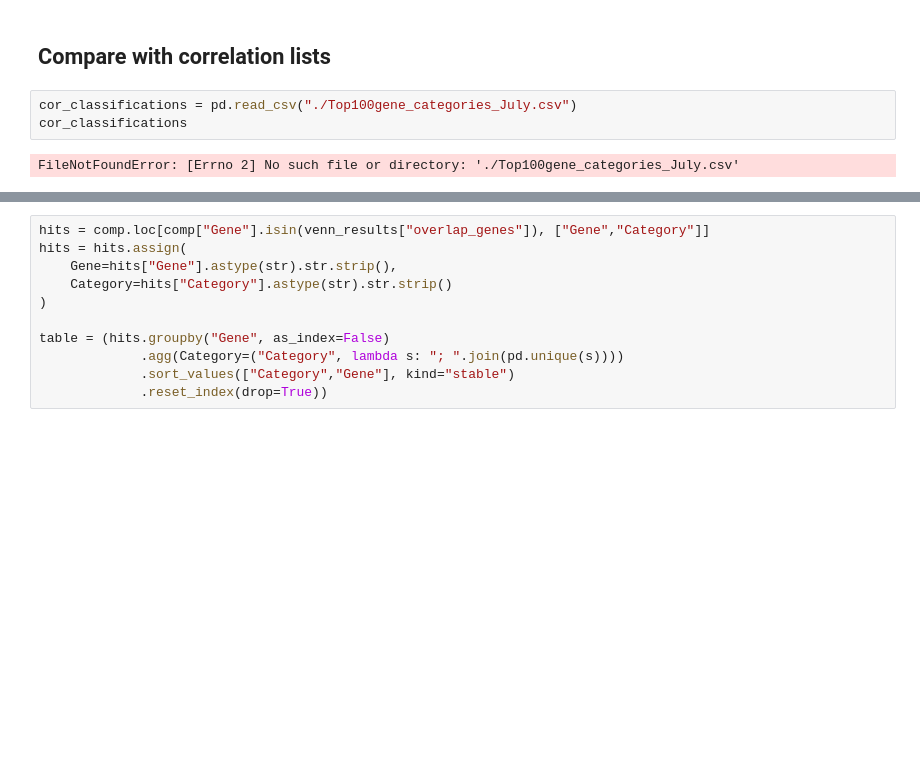
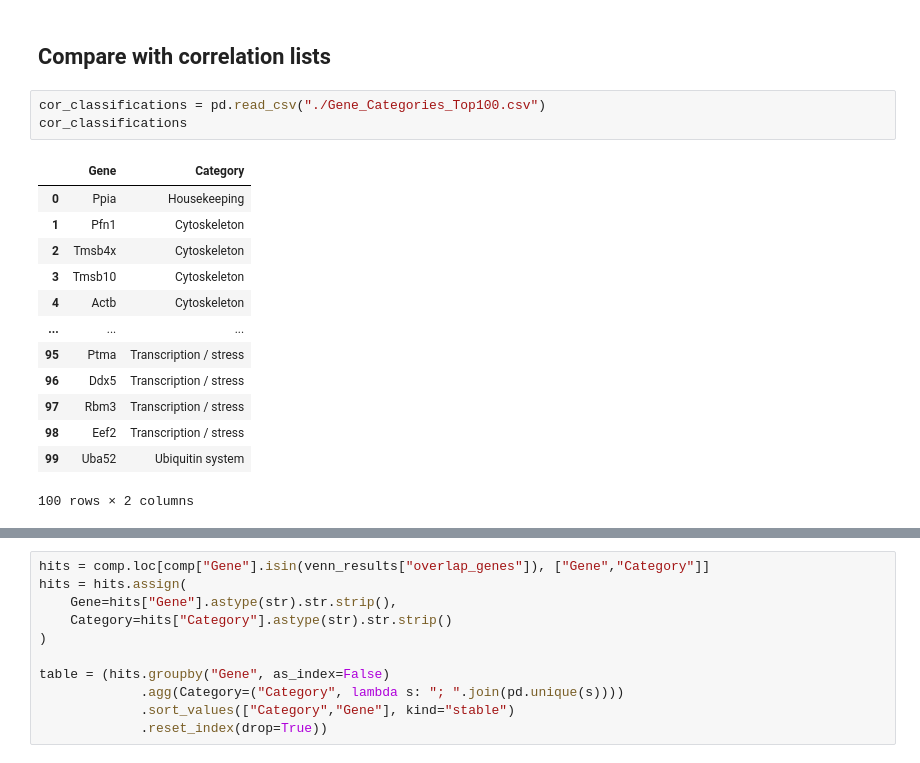
Before and after one commit to DaisyCuttie/scMLEAge, a Jupyter notebook: analysis/Differential_Expression.ipynb, the cells around one changed output, grey strips where cells are left out. Drawn from its saved outputs; the diff is of its cells as text; blank space fills up the shorter version.

Commit message:
changes and errors are fixed

```diff
--- a/analysis/Differential_Expression.ipynb
+++ b/analysis/Differential_Expression.ipynb
@@ -547,10 +546,22 @@ if len(small_idx) > 0:  # Only create legend if there are small categories
 # %% [markdown]
 ## Compare with correlation lists
 # %%
-cor_classifications = pd.read_csv("./Top100gene_categories_July.csv")
+cor_classifications = pd.read_csv("./Gene_Categories_Top100.csv")
 cor_classifications
 # %% [output]
+|  | Gene | Category |
+| 0 | Ppia | Housekeeping |
+| 1 | Pfn1 | Cytoskeleton |
+| 2 | Tmsb4x | Cytoskeleton |
+| 3 | Tmsb10 | Cytoskeleton |
+| 4 | Actb | Cytoskeleton |
+| ... | ... | ... |
+| 95 | Ptma | Transcription / stress |
+| 96 | Ddx5 | Transcription / stress |
+| 97 | Rbm3 | Transcription / stress |
+| 98 | Eef2 | Transcription / stress |
+| 99 | Uba52 | Ubiquitin system |
-FileNotFoundError: [Errno 2] No such file or directory: './Top100gene_categories_July.csv'
+100 rows × 2 columns
 # %%
 cor_classifications["Study"] = "Correlation Study"
 cor_classifications
```
Also changed, not shown: parts of 7 cells of this notebook, 11 other files.
